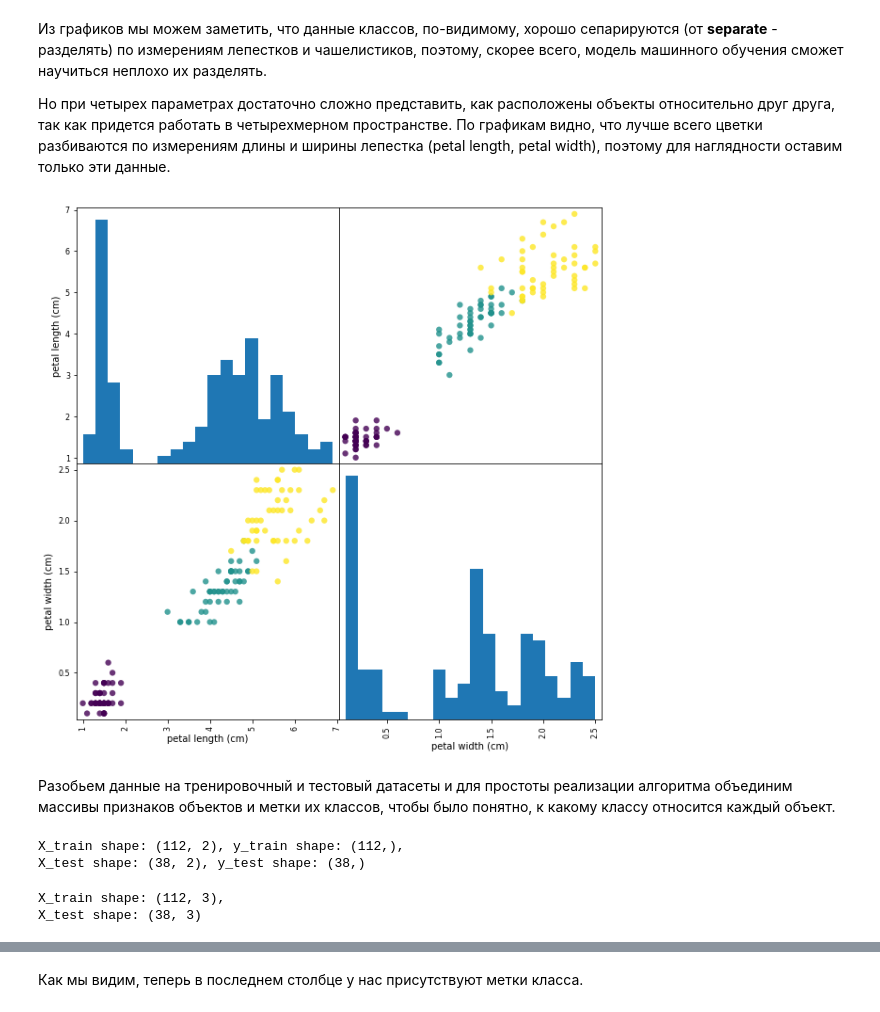
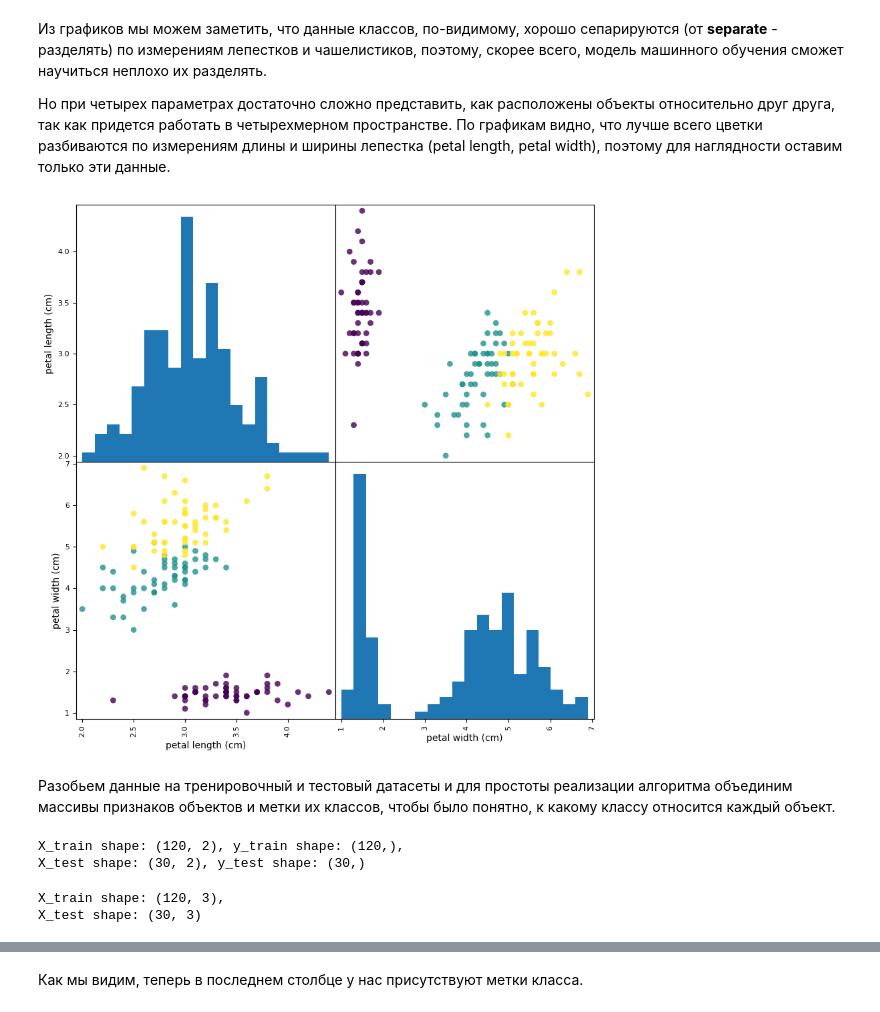
Before and after one commit to SlavaP93/MyProject1, a Jupyter notebook: DataML/5/Метод_K_Nearest_Neighbors_(K_ближайших_соседей).ipynb, the cells around one changed output, grey strips where cells are left out. Saved outputs shown, nothing was run; the diff lists cells and outputs as text; code cells hidden in the pictures.

```diff
--- a/DataML/5/Метод_K_Nearest_Neighbors_(K_ближайших_соседей).ipynb
+++ b/DataML/5/Метод_K_Nearest_Neighbors_(K_ближайших_соседей).ipynb
@@ -87,11 +87,11 @@ scat_mtrx = pd.plotting.scatter_matrix(iris_dataframe, c=iris_dataset['target'],
 
 Но при четырех параметрах достаточно сложно представить, как расположены объекты относительно друг друга, так как придется работать в четырехмерном пространстве. По графикам видно, что лучше всего цветки разбиваются по измерениям длины и ширины лепестка (petal length, petal width), поэтому для наглядности оставим только эти данные.
 # %%
-iris_dataframe_simple = pd.DataFrame(iris_dataset.data[:, 2:4], columns=iris_dataset.feature_names[2:4])
+iris_dataframe_simple = pd.DataFrame(iris_dataset.data[:, 1:3], columns=iris_dataset.feature_names[2:4])
 scat_mtrx = pd.plotting.scatter_matrix(iris_dataframe_simple, c=iris_dataset['target'], figsize=(10, 10), marker='o',
                                        hist_kwds={'bins': 20}, s=40, alpha=.8)
 # %% [output]
-[figure, old version]
+[figure, new version]
 # %% [markdown]
 Разобьем данные на тренировочный и тестовый датасеты и для простоты реализации алгоритма объединим массивы признаков объектов и метки их классов, чтобы было понятно, к какому классу относится каждый объект.
 # %%
@@ -99,23 +99,23 @@ from sklearn.model_selection import train_test_split
 
 x_train, x_test, y_train, y_test = train_test_split(iris_dataset.data[:, 2:4],
                                                     iris_dataset['target'],
-                                                    random_state=0) # random_state - для воспроизводимости
+                                                    random_state=42, test_size=0.2) # random_state - для воспроизводимости
 
 print(f'X_train shape: {x_train.shape}, y_train shape: {y_train.shape},\n'
       f'X_test shape: {x_test.shape}, y_test shape: {y_test.shape}')
 # %% [output]
-X_train shape: (112, 2), y_train shape: (112,),
-X_test shape: (38, 2), y_test shape: (38,)
+X_train shape: (120, 2), y_train shape: (120,),
+X_test shape: (30, 2), y_test shape: (30,)
 # %%
 import numpy as np
 
-x_train_concat = np.concatenate((x_train, y_train.reshape(112, 1)), axis=1)
-x_test_concat = np.concatenate((x_test, y_test.reshape(38, 1)), axis=1)
+x_train_concat = np.concatenate((x_train, y_train.reshape(120, 1)), axis=1)
+x_test_concat = np.concatenate((x_test, y_test.reshape(30, 1)), axis=1)
 print(f'X_train shape: {x_train_concat.shape},\n'
       f'X_test shape: {x_test_concat.shape}')
 # %% [output]
-X_train shape: (112, 3),
-X_test shape: (38, 3)
+X_train shape: (120, 3),
+X_test shape: (30, 3)
 # %%
 pd.DataFrame(x_train_concat).head(5)
 # %% [output]
```
Also changed, not shown: parts of 8 cells of this notebook, 15 other files.
